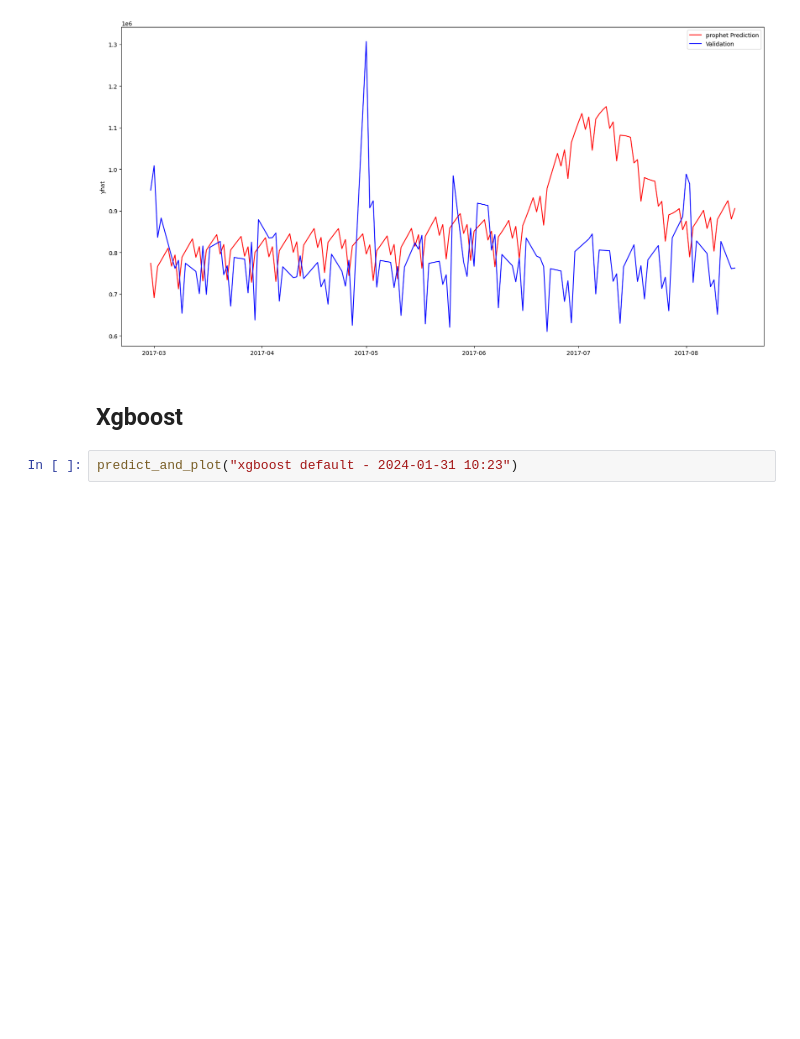
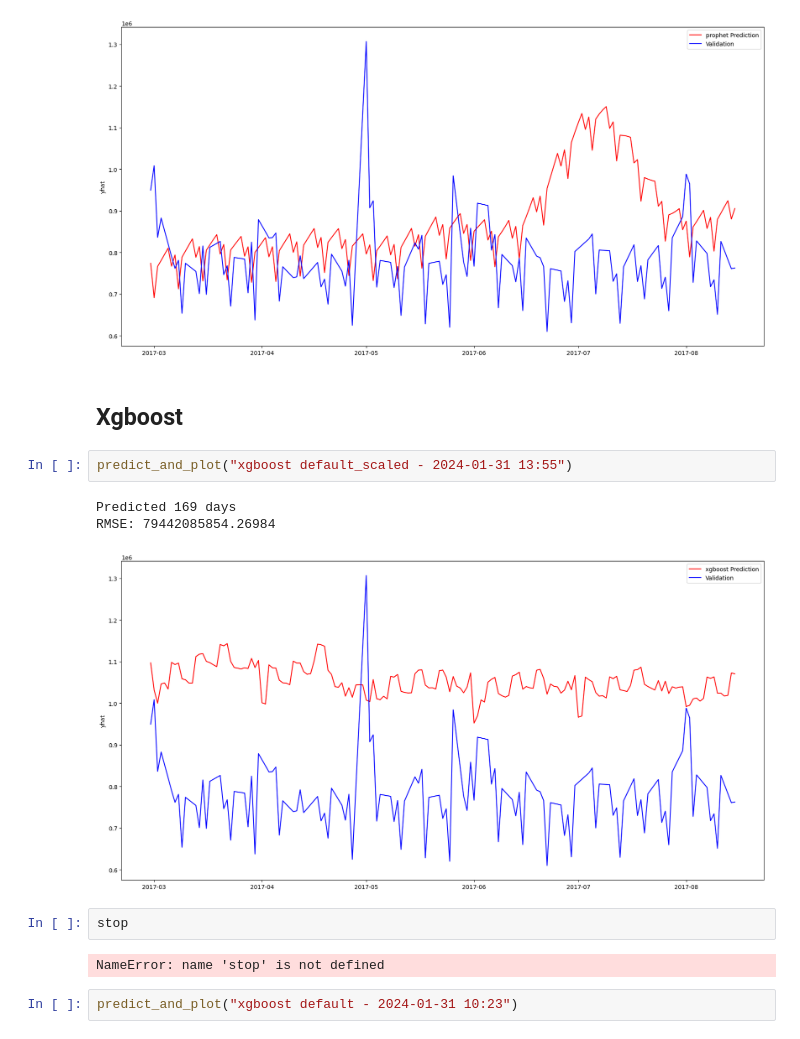
Before and after one commit to Capton1/stores-sales-forecasting-poc, a Jupyter notebook: notebooks/Model results 2 - viz.ipynb, the cells around one changed output. Saved outputs shown, nothing was run; the diff lists cells and outputs as text; blank space fills up the shorter version.

```diff
--- a/notebooks/Model results 2 - viz.ipynb
+++ b/notebooks/Model results 2 - viz.ipynb
@@ -118,6 +118,16 @@ RMSE: 27161019387.209255
 [figure]
 # %% [markdown]
 ## Xgboost
+# %%
+predict_and_plot("xgboost default_scaled - 2024-01-31 13:55")
+# %% [output]
+Predicted 169 days
+RMSE: 79442085854.26984
+[figure, added]
+# %%
+stop
+# %% [output]
+NameError: name 'stop' is not defined
 # %%
 predict_and_plot("xgboost default - 2024-01-31 10:23")
 # %% [output]
```
Also changed, not shown: parts of 7 cells of this notebook, 4 other files.
